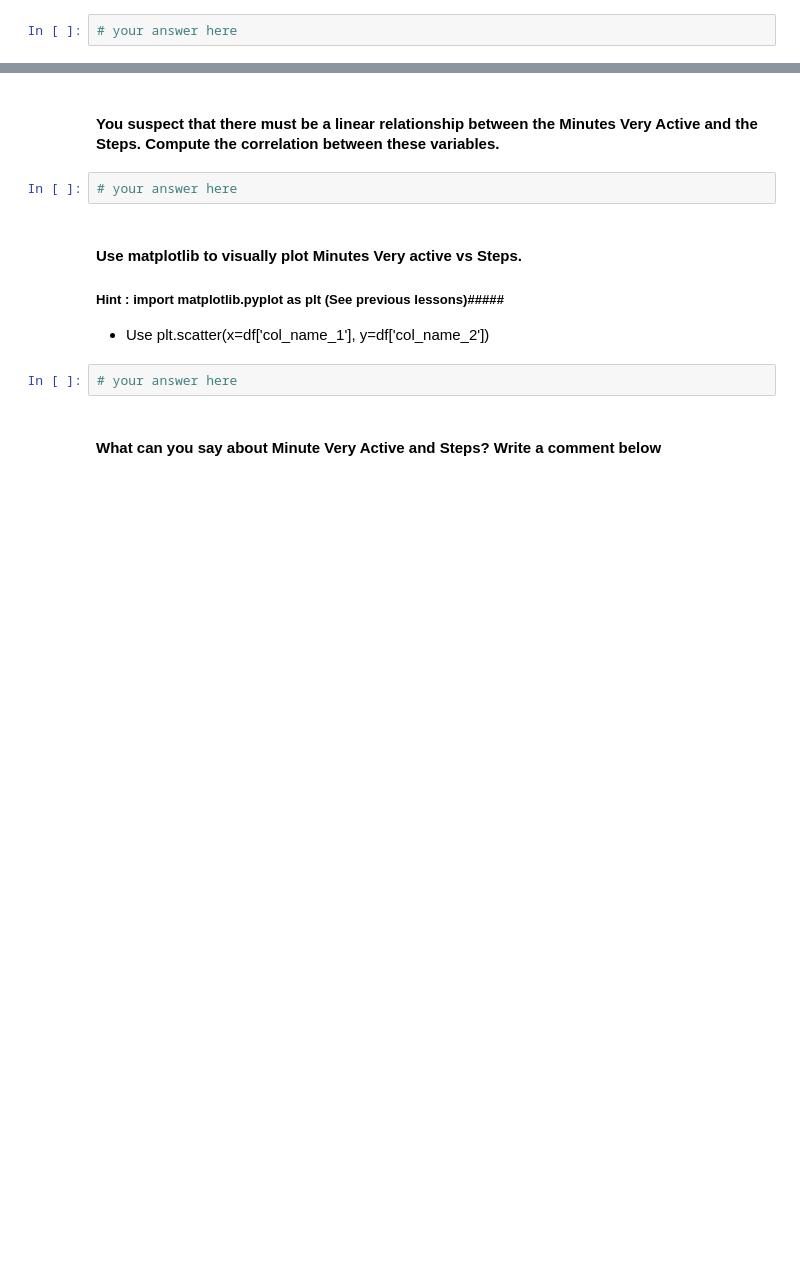
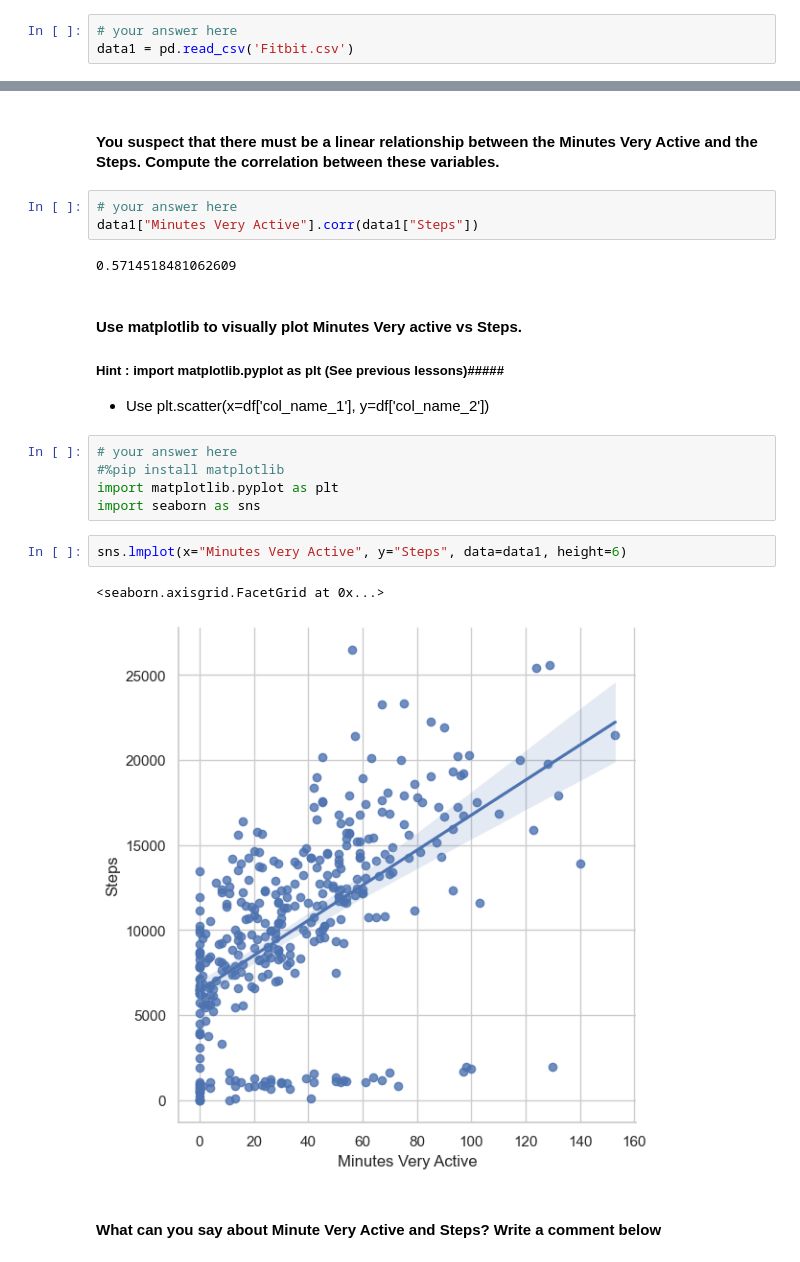
Before and after one commit to Ironhack-Data-Madrid-Octubre-2023/5.1-lab_pivot_table_and_correlation, a Jupyter notebook: your_code/main.ipynb, the cells around one changed output, grey strips where cells are left out. Saved outputs shown, nothing was run; the diff lists cells and outputs as text; blank space fills up the shorter version.

```diff
--- a/your_code/main.ipynb
+++ b/your_code/main.ipynb
@@ -118,6 +175,7 @@ pd.pivot_table(data, values='Salary', columns='Years', index='Title')
 #### Open the ` Fitbit.csv` file and name your dataset `fitbit`
 # %%
 # your answer here
+data1 = pd.read_csv('Fitbit.csv')
 # %% [markdown]
 #### Explore you dataset in terms of data types and descriptive statistics
 #### *Hint: Use Pandas functions from previous lectures*
@@ -129,12 +221,23 @@ pd.pivot_table(data, values='Salary', columns='Years', index='Title')
 #### You suspect that there must be a linear relationship between the Minutes Very Active and the Steps. Compute the correlation between these variables.
 # %%
 # your answer here
+data1["Minutes Very Active"].corr(data1["Steps"])
+# %% [output]
+0.5714518481062609
 # %% [markdown]
 #### Use matplotlib to visually plot Minutes Very active vs Steps.
 
 ##### Hint : import matplotlib.pyplot as plt (See previous lessons)#####
 - Use plt.scatter(x=df['col_name_1'], y=df['col_name_2'])
-# %%
-# your answer here
+# %%
+# your answer here
+#%pip install matplotlib
+import matplotlib.pyplot as plt
+import seaborn as sns
+# %%
+sns.lmplot(x="Minutes Very Active", y="Steps", data=data1, height=6)
+# %% [output]
+<seaborn.axisgrid.FacetGrid at 0x...>
+[figure, added]
 # %% [markdown]
 #### What can you say about Minute Very Active and Steps? Write a comment below
```
Also changed, not shown: parts of 38 cells of this notebook.
